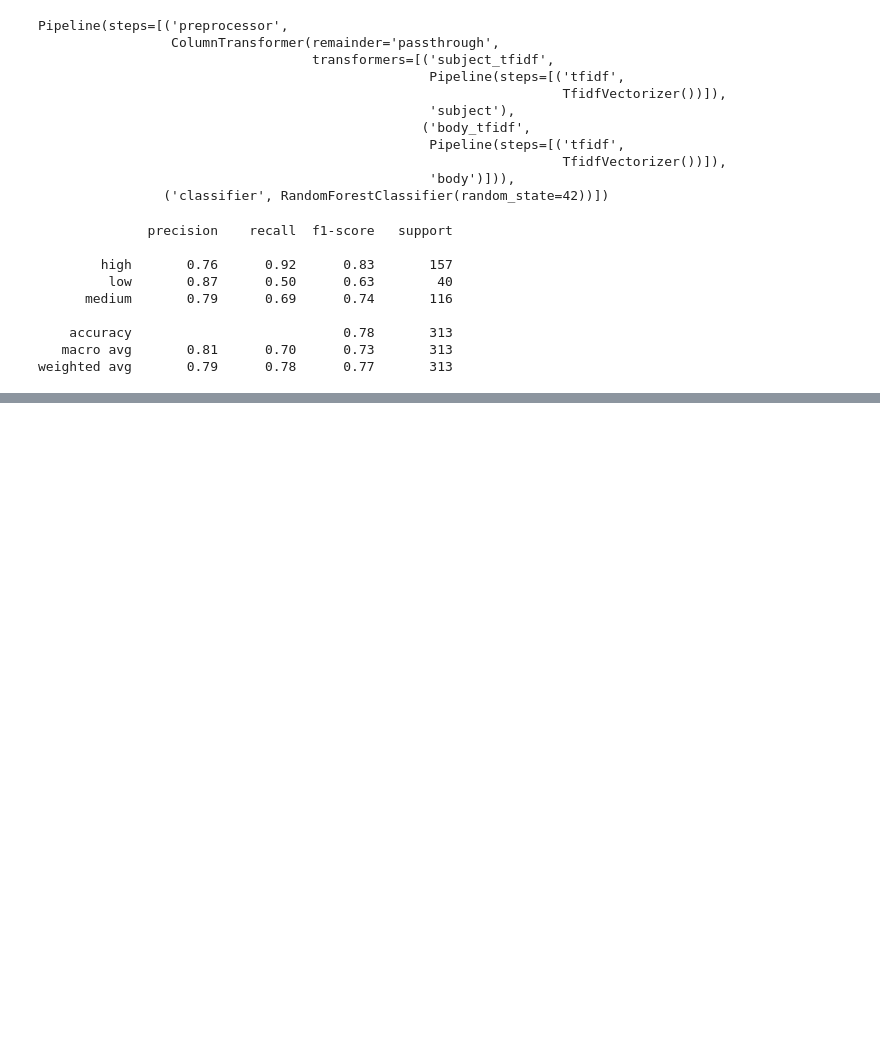
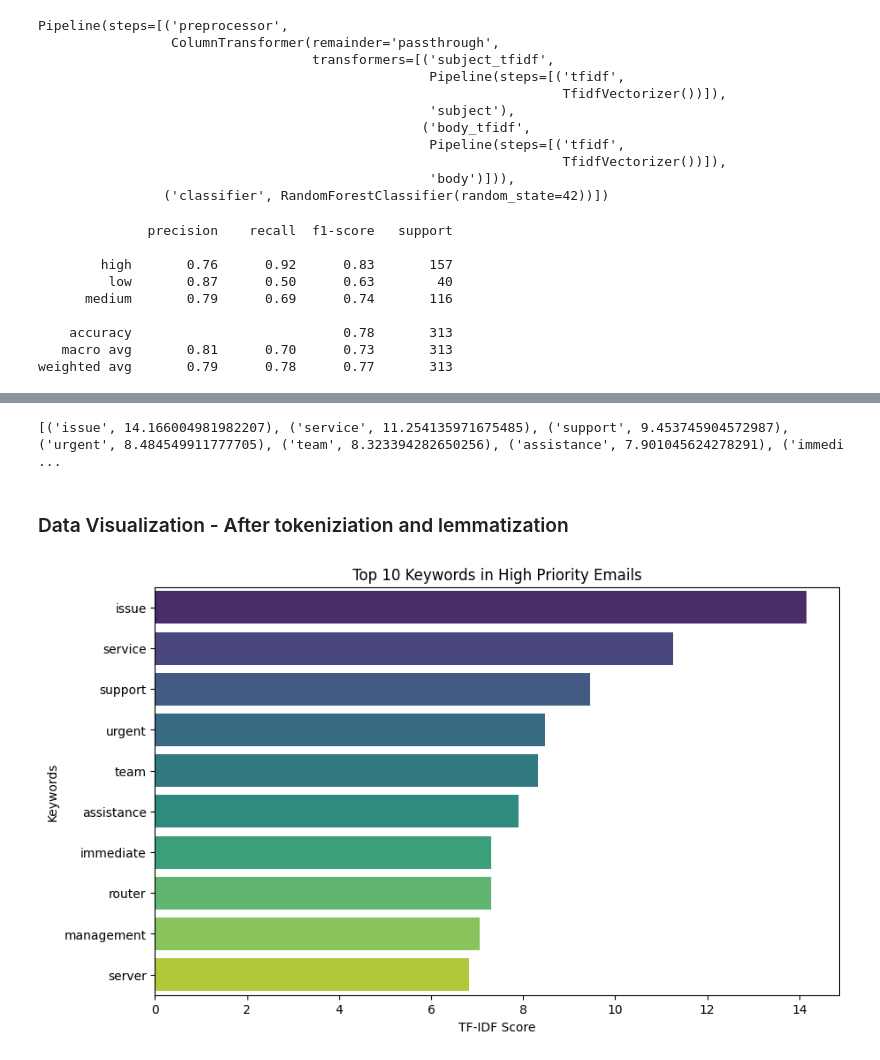
Before and after one commit to Kripa8702/Text-Classifier---Urgent-vs.-No-Urgent, a Jupyter notebook: classification_with_tfId.ipynb, the cells around one changed output, grey strips where cells are left out. Cells and saved outputs as stored; diff of their text form; code cells hidden in the pictures; blank space fills up the shorter version.

```diff
--- a/classification_with_tfId.ipynb
+++ b/classification_with_tfId.ipynb
@@ -82,0 +133,15 @@ weighted avg       0.79      0.78      0.77       313
+# %%
+import spacy
+
+nlp = spacy.load('en_core_web_sm')
+
+# create function to preprocess text
+def preprocess_text(text):
+    text = text.replace('\n', ' ').replace('\r', ' ').replace('\t', ' ').strip().lower()
+    doc = nlp(text)
+    preprocessed_tokens = [token.lemma_ for token in doc if not token.is_stop and not token.is_punct]
+    return ' '.join(preprocessed_tokens)
+
+# preprocess the subject and body columns
+df_new['subject_tokenized'] = df_new['subject'].apply(preprocess_text)
+df_new['body_tokenized'] = df_new['body'].apply(preprocess_text)
@@ -82,0 +155,30 @@ weighted avg       0.79      0.78      0.77       313
+# %%
+high_priority_emails = df_new[df_new['priority'] == 'high']
+
+high_priority_texts_preprocessed = high_priority_emails['subject_tokenized'] + ' ' + high_priority_emails['body_tokenized']
+
+vectorizer = TfidfVectorizer(lowercase=True, stop_words='english')
+matrix = vectorizer.fit_transform(high_priority_texts_preprocessed)
+# %%
+
+feature_names = vectorizer.get_feature_names_out()
+word_scores = zip(feature_names, matrix.sum(axis=0).tolist()[0])
+top_words = sorted(word_scores, key=lambda x: x[1], reverse=True)[:10]
+top_words
+
+print(top_words)
+# %% [output]
+[('issue', 14.166004981982207), ('service', 11.254135971675485), ('support', 9.453745904572987), ('urgent', 8.484549911777705), ('team', 8.323394282650256), ('assistance', 7.901045624278291), ('immedi ...
+# %% [markdown]
+### Data Visualization - After tokeniziation and lemmatization
+# %%
+keywords, frequencies = zip(*top_words)
+
+plt.figure(figsize=(10, 6))
+sns.barplot(x=frequencies, y=keywords, palette='viridis', hue=keywords)
+plt.xlabel('TF-IDF Score')
+plt.ylabel('Keywords')
+plt.title('Top 10 Keywords in High Priority Emails')
+plt.show()
+# %% [output]
+[figure, added]
```
Also changed, not shown: parts of 33 cells of this notebook, 4 other files.
